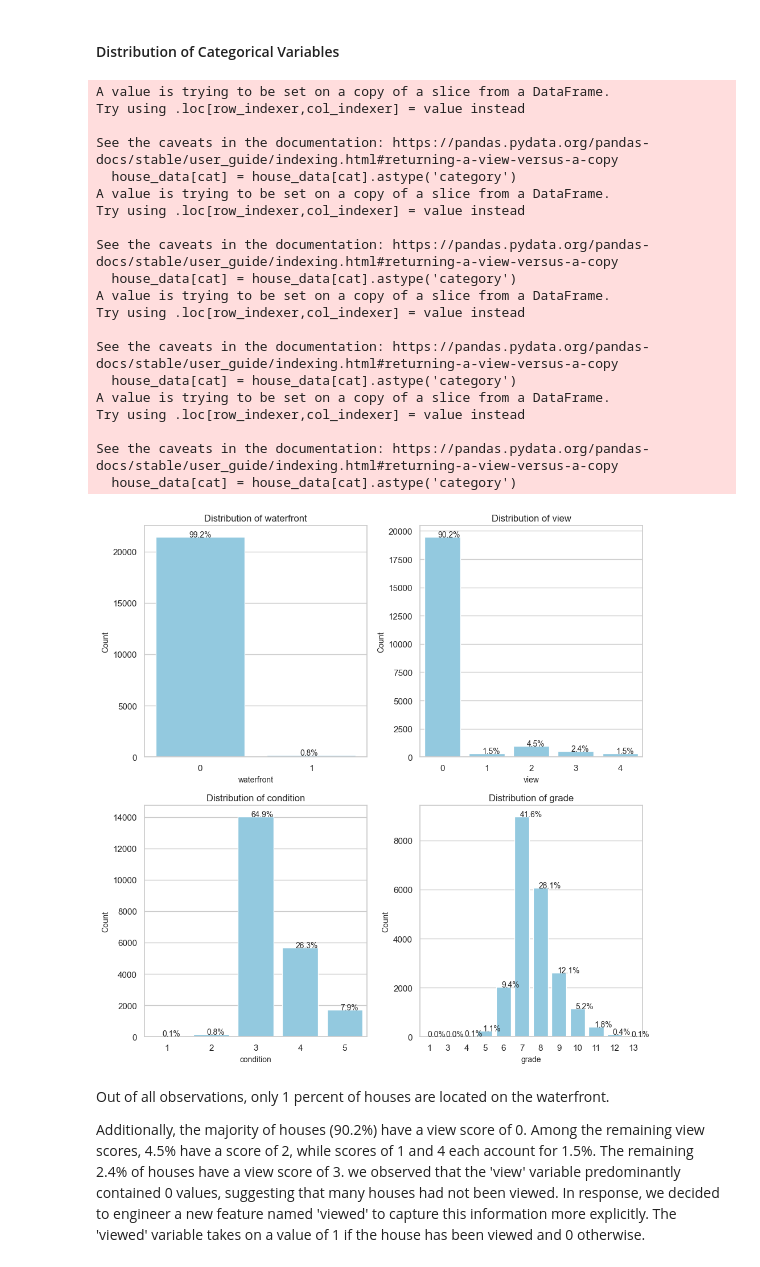
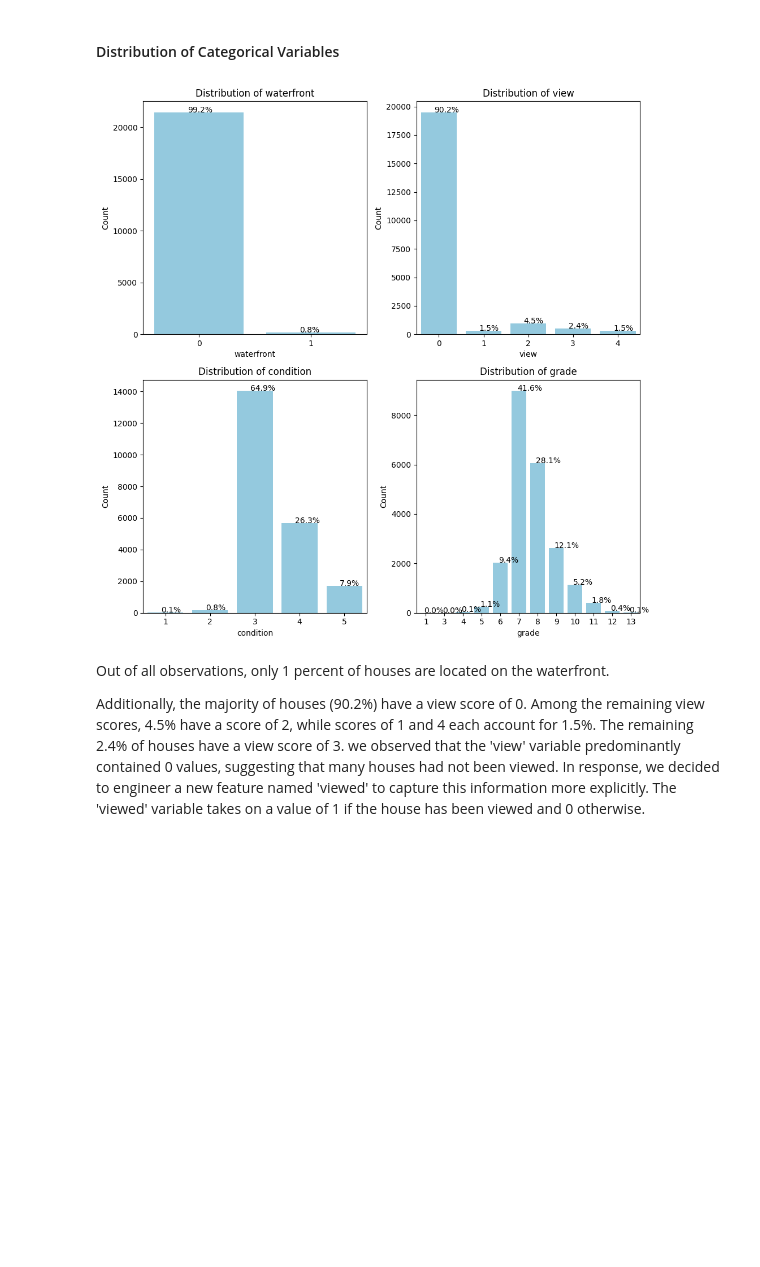
Before and after one commit to gizemguleli/RR_Project-Housing-Price-Dynamics-in-King-Cunty-WA, a Jupyter notebook: V1.ipynb, the cells around one changed output. Drawn from its saved outputs; the diff is of its cells as text; code cells hidden in the pictures; blank space fills up the shorter version.

Commit message:
some adjustments on previous codes

```diff
--- a/V1.ipynb
+++ b/V1.ipynb
@@ -318,0 +197,21 @@ See the caveats in the documentation: https://pandas.pydata.org/pandas-docs/stab
+# %%
+# Discrete Numeric Variables
+fig, axes = plt.subplots(1, 3, figsize=(30, 6))
+
+for i, var in enumerate(disc_vars):
+    sns.histplot(data=house_data, x=var, kde=False, discrete=True, ax=axes[i])
+    axes[i].set_title(f'Distribution of {var}')
+
+    # Calculate percentage distribution
+    perc_distribution = (house_data[var].value_counts(normalize=True) * 100).round(2)
+
+    # Format percentage distribution string
+    perc_str = '\n'.join([f'{val:.0f}%: {count}' for val, count in zip(perc_distribution.index, perc_distribution)])
+    axes[i].text(0.05, 0.9, perc_str, transform=axes[i].transAxes, fontsize=10, verticalalignment='top')
+
+    axes[i].set_xlabel(var)
+    axes[i].set_ylabel('Frequency')
+
+# Adjust layout
+plt.tight_layout()
+plt.show()
@@ -339,59 +240,40 @@ In the context of houses requiring bedrooms and bathrooms, the presence of 0 val
 # %%
 # Initialize a subplot grid
 n = len(cat_vars)
 ncols = 2
-nrows = n//ncols if n%ncols==0 else n//ncols+1
+nrows = n // ncols if n % ncols == 0 else n // ncols + 1
 fig, axes = plt.subplots(nrows=nrows, ncols=ncols, figsize=(10, 10), dpi=100)
 
 for i, cat in enumerate(cat_vars):
     # Convert categorical variables to factors
-    house_data[cat] = house_data[cat].astype('category')
+    house_data_copy = house_data.copy()
+    house_data_copy[cat] = house_data_copy[cat].astype('category')
 
     # Create bar plots for categorical variables using Seaborn
-    ax = axes[i//ncols, i%ncols]
-    sns.countplot(x=cat, data=house_data, ax=ax, color='skyblue')
+    ax = axes[i // ncols, i % ncols]
+    sns.countplot(x=cat, data=house_data_copy, ax=ax, color='skyblue')
 
     # Add percentage labels on top of each bar
-    total = len(house_data[cat])
+    total = len(house_data_copy[cat])
     for p in ax.patches:
-        percentage = '{:.1f}%'.format(100 * p.get_height()/total)
-        x = p.get_x() + p.get_width()/2 - 0.1
+        percentage = '{:.1f}%'.format(100 * p.get_height() / total)
+        x = p.get_x() + p.get_width() / 2 - 0.1
         y = p.get_y() + p.get_height()
-        ax.annotate(percentage, (x, y), size = 10)
+        ax.annotate(percentage, (x, y), size=10)
 
     ax.set_title(f"Distribution of {cat}")
     ax.set_ylabel('Count', fontsize=10)
     ax.set_xlabel(f'{cat}', fontsize=10)
 
 # remove empty subplots
-if n%ncols != 0:
-    for idx in range(n, nrows*ncols):
+if n % ncols != 0:
+    for idx in range(n, nrows * ncols):
         fig.delaxes(axes.flatten()[idx])
 
 plt.tight_layout()
 plt.show()
 # %% [output]
-A value is trying to be set on a copy of a slice from a DataFrame.
-Try using .loc[row_indexer,col_indexer] = value instead
-
-See the caveats in the documentation: https://pandas.pydata.org/pandas-docs/stable/user_guide/indexing.html#returning-a-view-versus-a-copy
-  house_data[cat] = house_data[cat].astype('category')
-A value is trying to be set on a copy of a slice from a DataFrame.
-Try using .loc[row_indexer,col_indexer] = value instead
-
-See the caveats in the documentation: https://pandas.pydata.org/pandas-docs/stable/user_guide/indexing.html#returning-a-view-versus-a-copy
-  house_data[cat] = house_data[cat].astype('category')
-A value is trying to be set on a copy of a slice from a DataFrame.
-Try using .loc[row_indexer,col_indexer] = value instead
-
-See the caveats in the documentation: https://pandas.pydata.org/pandas-docs/stable/user_guide/indexing.html#returning-a-view-versus-a-copy
-  house_data[cat] = house_data[cat].astype('category')
-A value is trying to be set on a copy of a slice from a DataFrame.
-Try using .loc[row_indexer,col_indexer] = value instead
-
-See the caveats in the documentation: https://pandas.pydata.org/pandas-docs/stable/user_guide/indexing.html#returning-a-view-versus-a-copy
-  house_data[cat] = house_data[cat].astype('category')
-[figure, old version]
+[figure, new version]
 # %% [markdown]
 Out of all observations, only 1 percent of houses are located on the waterfront.
 
```
Also changed, not shown: parts of 11 cells of this notebook.
